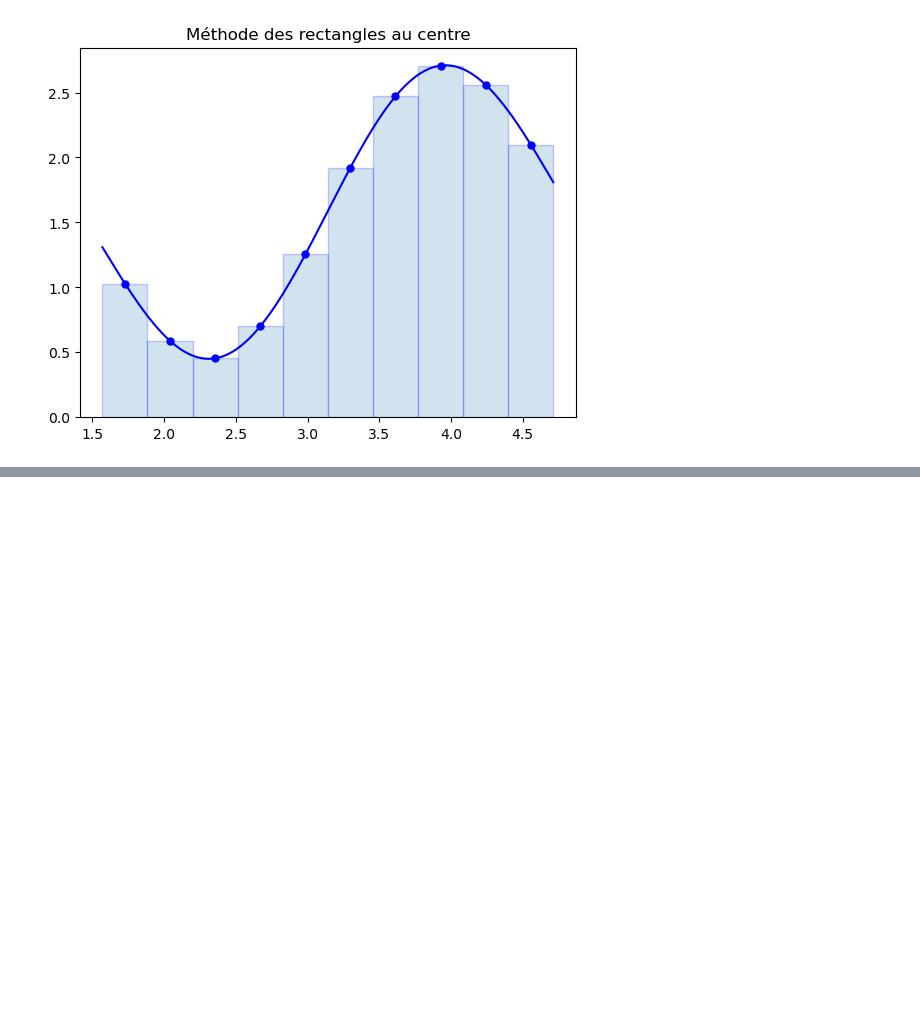
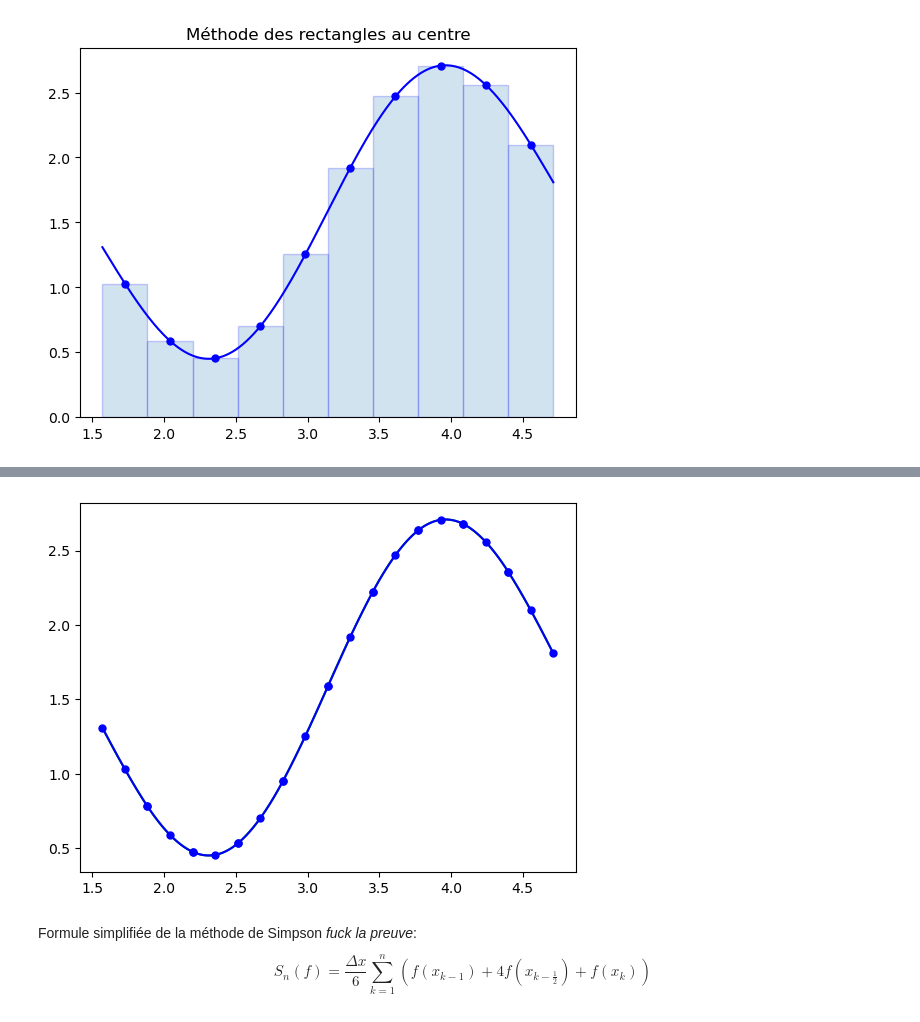
Before and after one commit to Zach3292/Calcul3, a Jupyter notebook: Note de cours.ipynb, the cells around one changed output, grey strips where cells are left out. Drawn from its saved outputs; the diff is of its cells as text; code cells hidden in the pictures; blank space fills up the shorter version.

```diff
--- a/Note de cours.ipynb
+++ b/Note de cours.ipynb
@@ -753,0 +888,35 @@ Erreur avec 10 rectangles: 0.000298813045395363
+# %%
+f = lambda x: np.sin(0.2*x) + np.sin(2*x) + 1
+
+a = np.pi /2
+b = 3 * np.pi / 2
+n = 10
+
+X = np.linspace(a, b, 1000)
+Y = f(X)
+
+x = np.linspace(a, b, 2*n + 1)
+y = f(x)
+
+for i in range(n):
+    x_local = x[2*i:2*i+3]
+    y_local = f(x_local)
+    coeff = np.array([[x_local[0]**2, x_local[0], 1],
+                      [x_local[1]**2, x_local[1], 1],
+                      [x_local[2]**2, x_local[2], 1]])
+    const = np.array([y_local[0], y_local[1], y_local[2]])
+    [A, B, C] = np.linalg.solve(coeff, const)
+
+    x_local_plot = np.linspace(x_local[0], x_local[2], 20)
+    f_local_plot = lambda x: A*x**2 + B*x + C
+    y_local_plot = f_local_plot(x_local_plot)
+    plt.plot(x_local_plot, y_local_plot, 'g')
+    plt.plot(x_local, y_local, 'b.', markersize = 10)
+
+plt.plot(X, Y, 'b')
+plt.show()
+# %% [output]
+[figure, added]
+# %% [markdown]
+Formule simplifiée de la méthode de Simpson *fuck la preuve*:
+$$S_n(f) = \frac{\Delta x}{6}\sum^n_{k=1}{\left(f(x_{k-1}) + 4 f(x_{k-\frac{1}{2}}) + f(x_k)\right)}$$
```
Also changed, not shown: parts of 17 cells of this notebook, 1 other file.
